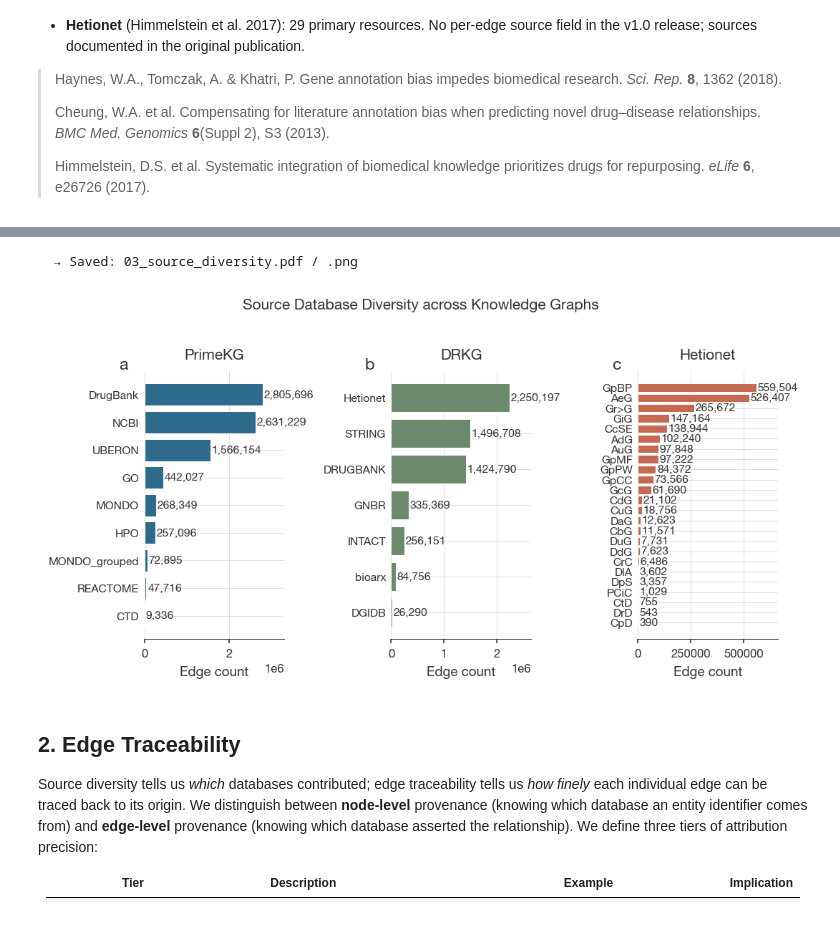
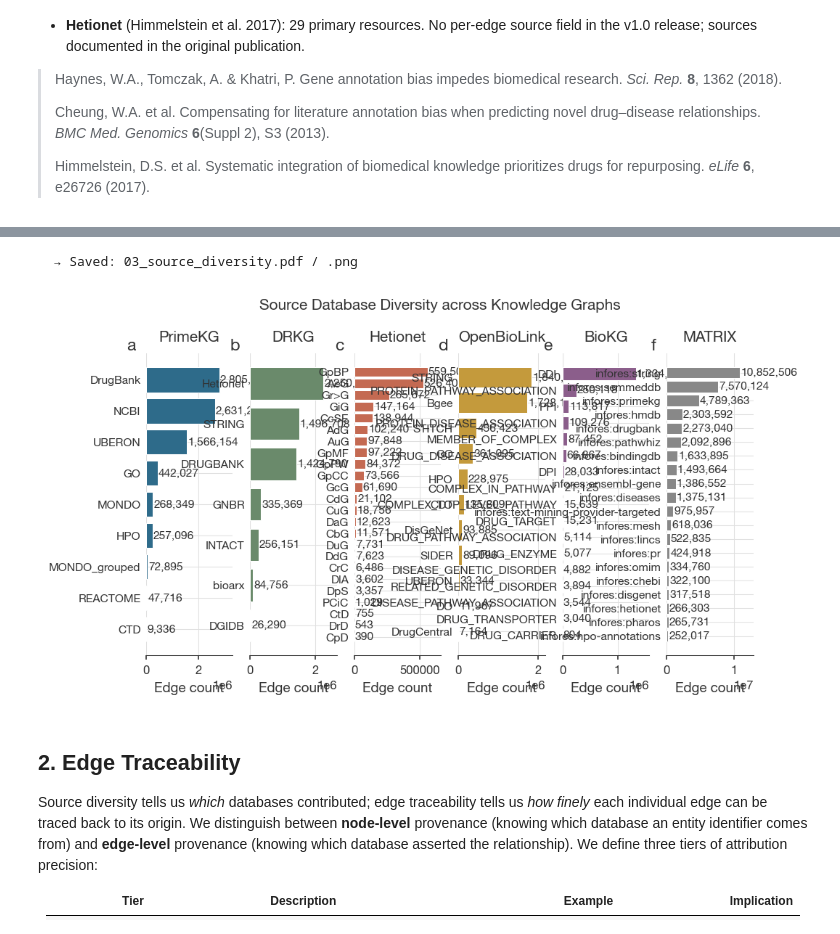
Before and after one commit to emmolins/biokgsuite_dashboard, a Jupyter notebook: eval_notebooks/03_trustworthiness.ipynb, the cells around one changed output, grey strips where cells are left out. Drawn from its saved outputs; the diff is of its cells as text; code cells hidden in the pictures.

Commit message:
Refactor eval pipeline + add KG-LLM integration (nb09)

```diff
--- a/eval_notebooks/03_trustworthiness.ipynb
+++ b/eval_notebooks/03_trustworthiness.ipynb
@@ -139,6 +152,15 @@ KG_SCHEMA = {
         'cols':  ('x_source', 'y_source'),
         'label': 'source',
     },
+    # MATRIX (Every Cure / Biolink): edge_source carries the per-edge
+    # asserting database (94 distinct infores: CURIEs). x_source / y_source
+    # carry per-NODE upstream pipeline (rtxkg2 / robokop / primekg) and are
+    # used separately for tier-1 node provenance.
+    'matrix': {
+        'mode':  'columns',
+        'cols':  ('edge_source',),
+        'label': 'source',
+    },
     'biokg': {
         'mode':   'relation_values',
         'label':  'predicate',
@@ -149,8 +171,13 @@ def _compute_counts(kg: pd.DataFrame, schema: dict) -> pd.DataFrame:
     '''Compute edge-count distribution for one KG given its schema entry.'''
     mode, label = schema['mode'], schema['label']
     if mode == 'columns':
-        counts = (pd.concat([kg[c] for c in schema['cols']])
-                  .dropna().value_counts() // 2)   # each edge counted in both cols
+        cols = schema['cols']
+        # Single-col mode (e.g. edge_source for MATRIX): count once.
+        # Two-col mode (PrimeKG, OpenBioLink): both x/y_source carry the same
+        # value duplicated per edge, so divide by 2 to avoid double-counting.
+        denom = len(cols)
+        counts = (pd.concat([kg[c] for c in cols])
+                  .dropna().value_counts() // denom)
         counts = counts.rename_axis(label).rename('n_edges').reset_index()
     elif mode == 'relation_prefix':
         counts = (kg['relation'].str.extract(r'^([^:]+)::')[0].fillna('other')
@@ -255,39 +297,42 @@ PANEL_CONFIG = {
     'primekg':  {'title': 'PrimeKG',                     'label_col': 'source',   'top_n': None},
     'drkg':     {'title': 'DRKG',                        'label_col': 'source',   'top_n': None},
     'hetionet': {'title': 'Hetionet',                    'label_col': 'metaedge', 'top_n': None},
+    'openbilink':{'title': 'OpenBioLink',                 'label_col': 'source',   'top_n': None},
+    'biokg':    {'title': 'BioKG',                       'label_col': 'predicate','top_n': None},
+    'matrix':   {'title': 'MATRIX',                      'label_col': 'source',   'top_n': 20},
 }
 
 panel_kgs = [n for n in PANEL_CONFIG if n in kg_counts]
 fig, axes  = plt.subplots(1, len(panel_kgs), figsize=(7.2, 3.6))
 if len(panel_kgs) == 1:
     axes = [axes]
 
 for ax, (i, name) in zip(axes, enumerate(panel_kgs)):
     pcfg   = PANEL_CONFIG[name]
     counts = kg_counts[name]
     top_n  = pcfg['top_n']
     d      = (counts.head(top_n) if top_n else counts).sort_values('n_edges')
     col    = pcfg['label_col']
 
     bars = ax.barh(d[col], d['n_edges'], color=KG_COLORS[name],
                    edgecolor='white', lw=0.5)
     for bar, v in zip(bars, d['n_edges']):
         ax.text(bar.get_width() + d['n_edges'].max() * 0.01,
                 bar.get_y() + bar.get_height() / 2,
                 f'{v:,}', va='center', fontsize=7.5, color=TEXT_COLOR)
     clean_ax(ax, title=pcfg['title'], xlabel='Edge count', grid_axis='x')
     ax.set_xlim(0, d['n_edges'].max() * 1.18)
     ax.tick_params(axis='y', labelsize=7.5)
     panel_label(ax, chr(ord('a') + i))
 
 plt.suptitle('Source Database Diversity across Knowledge Graphs',
              fontsize=10, fontweight='bold', y=1.02, color=TEXT_COLOR)
 plt.tight_layout()
 save_fig(fig, FIGS, '03_source_diversity')
 plt.show()
 # %% [output]
   → Saved: 03_source_diversity.pdf / .png
-[figure, old version]
+[figure, new version]
 # %% [markdown]
 ## 2. Edge Traceability
 
```
Also changed, not shown: parts of 8 cells of this notebook, 22 other files.
